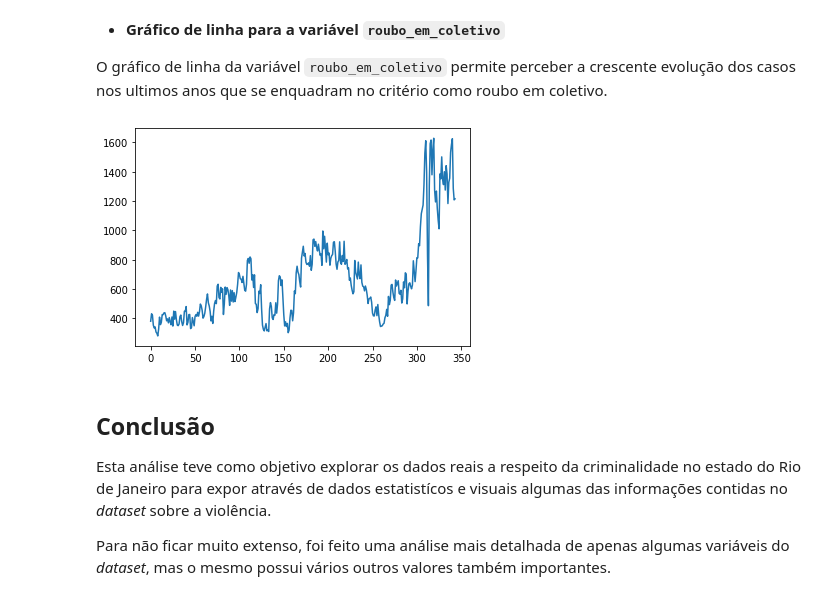
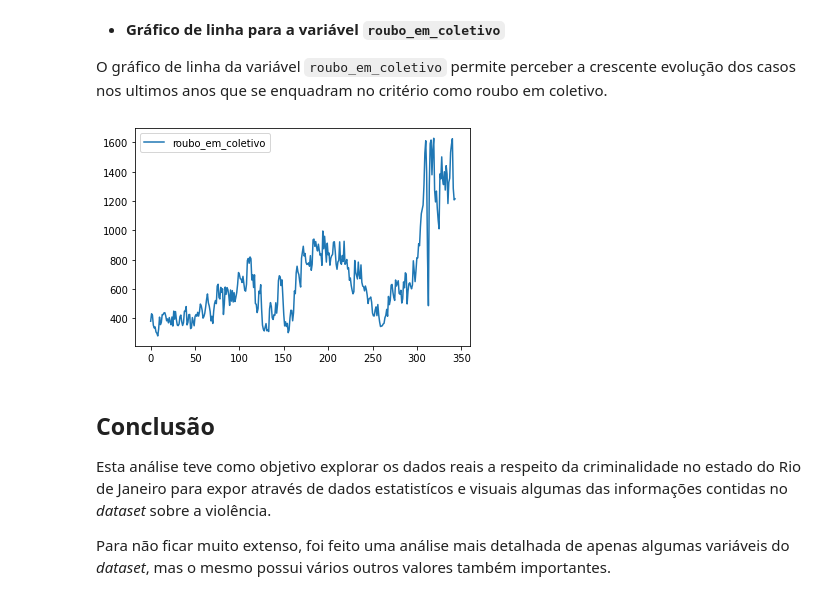
Before and after one commit to robson-ribeiro-da-silva/projects_data_science, a Jupyter notebook: Analisando_a_Violência_no_Rio_de_Janeiro.ipynb, the cells around one changed output. Saved outputs shown, nothing was run; the diff lists cells and outputs as text; code cells hidden in the pictures.

```diff
--- a/Analisando_a_Violência_no_Rio_de_Janeiro.ipynb
+++ b/Analisando_a_Violência_no_Rio_de_Janeiro.ipynb
@@ -201,0 +210,4 @@ dtype: float64
+# %%
+# criar copia resumida do dataframe
+df_copy = pd.DataFrame()
+df_copy[["vano", "mes", "hom_doloso", "roubo_veiculo", "furto_veiculos", "recuperacao_veiculos", "roubo_em_coletivo"]] = df[["vano", "mes", "hom_doloso", "roubo_veiculo", "furto_veiculos", "recuperacao_veiculos", "roubo_em_coletivo"]]
@@ -316,6 +338,6 @@ Visualizar as porcentagens dos casos de recuperação de veículos.
 O gráfico posterior apresenta melhores detalhes em relação aos veículos que foram recuperados de acordo com os que foram roubados ou furtados por período. Os ultimos anos apresentam uma porcentagem maior de recuperação de veículos.
 # %%
 # criar a coluna porcentagem_veiculos_recuperados que recebe a porcentagem
-df[["porcentagem_veiculos_recuperados"]] = df.recuperacao_veiculos / (df.roubo_veiculo + df.furto_veiculos)
+df_copy[["porcentagem_veiculos_recuperados"]] = df_copy.recuperacao_veiculos / (df_copy.roubo_veiculo + df_copy.furto_veiculos)
 # %%
 # exibir a porcentagem
@@ -378,9 +400,9 @@ df[["hom_doloso"]].hist();
 O gráfico de linha da variável `roubo_em_coletivo` permite perceber a crescente evolução dos casos nos ultimos anos que se enquadram no critério como roubo em coletivo.
 # %%
 # exibir gráfico da coluna roubo_em_coletivo
-df[["roubo_em_coletivo"]].plot();
+df_copy[["roubo_em_coletivo"]].plot();
 # %% [output]
-[figure, old version]
+[figure, new version]
 # %% [markdown]
 ## Conclusão
 
```
Also changed, not shown: parts of 15 cells of this notebook.
